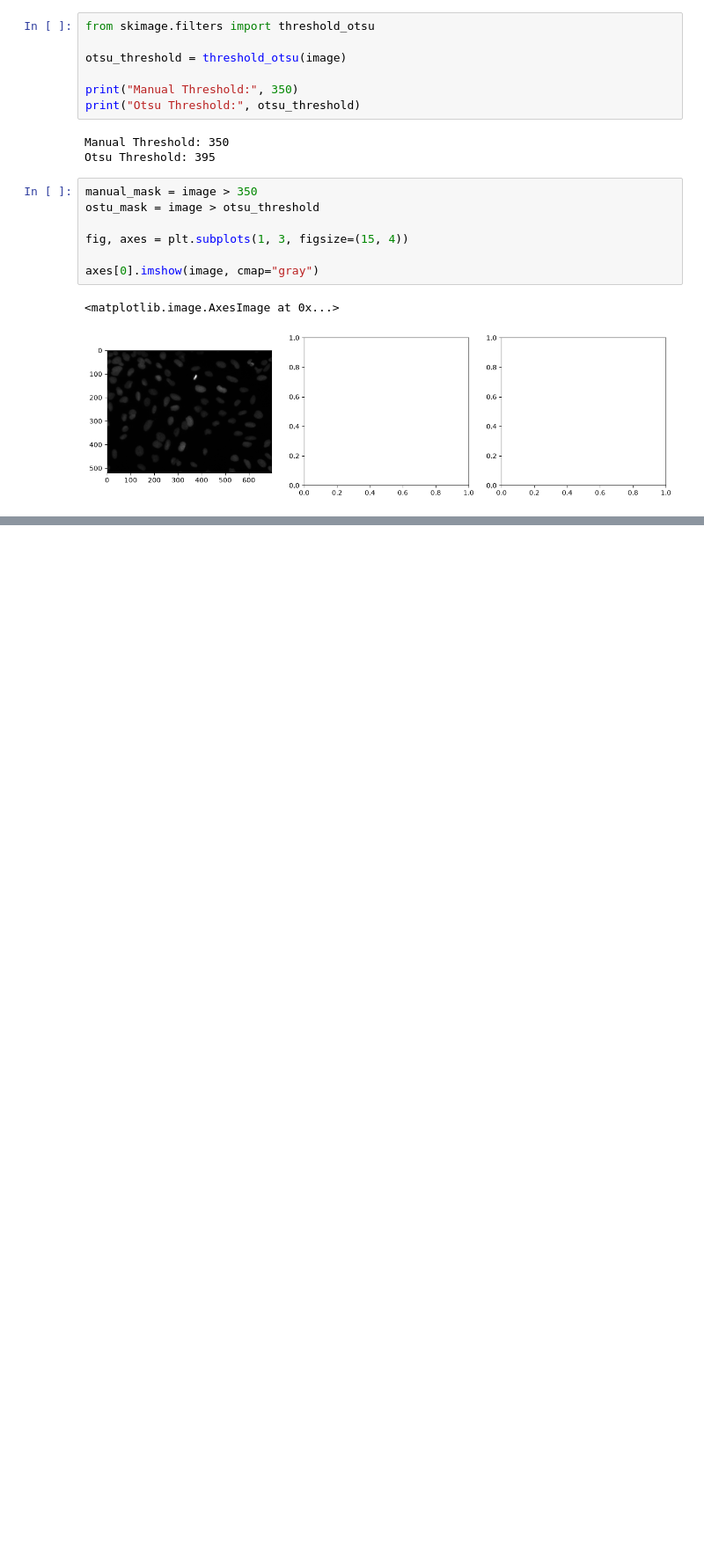
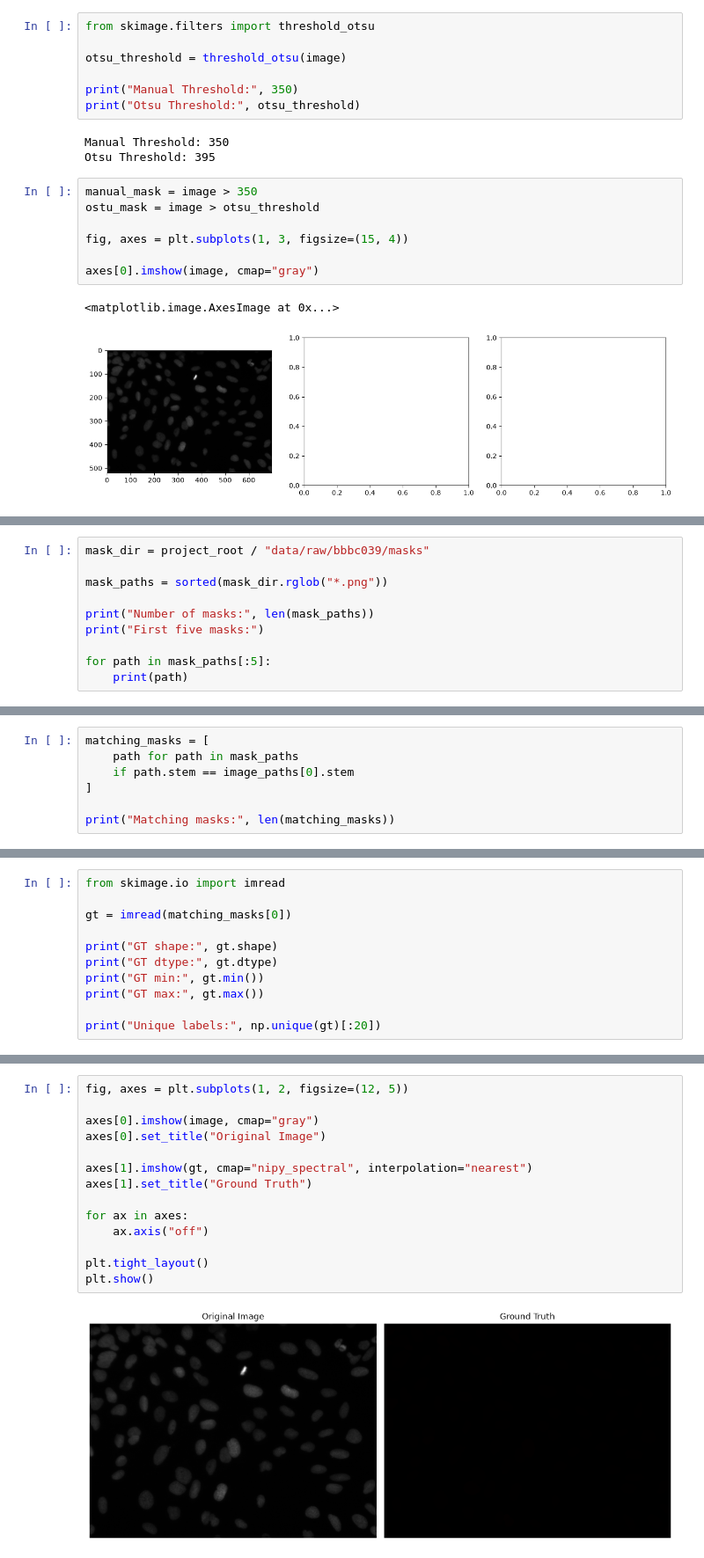
Before and after one commit to tianling0625/scientific-ai-portfolio, a Jupyter notebook: notebooks/04_pixel_intensity_analysis.ipynb, the cells around one changed output, grey strips where cells are left out. Shown at 88% size. Drawn from its saved outputs; the diff is of its cells as text; blank space fills up the shorter version.

```diff
--- a/notebooks/04_pixel_intensity_analysis.ipynb
+++ b/notebooks/04_pixel_intensity_analysis.ipynb
@@ -115,0 +149,10 @@ axes[0].imshow(image, cmap="gray")
+# %%
+mask_dir = project_root / "data/raw/bbbc039/masks"
+
+mask_paths = sorted(mask_dir.rglob("*.png"))
+
+print("Number of masks:", len(mask_paths))
+print("First five masks:")
+
+for path in mask_paths[:5]:
+    print(path)
@@ -115,0 +167,7 @@ axes[0].imshow(image, cmap="gray")
+# %%
+matching_masks = [
+    path for path in mask_paths
+    if path.stem == image_paths[0].stem
+]
+
+print("Matching masks:", len(matching_masks))
@@ -115,0 +176,11 @@ axes[0].imshow(image, cmap="gray")
+# %%
+from skimage.io import imread
+
+gt = imread(matching_masks[0])
+
+print("GT shape:", gt.shape)
+print("GT dtype:", gt.dtype)
+print("GT min:", gt.min())
+print("GT max:", gt.max())
+
+print("Unique labels:", np.unique(gt)[:20])
@@ -115,0 +193,16 @@ axes[0].imshow(image, cmap="gray")
+# %%
+fig, axes = plt.subplots(1, 2, figsize=(12, 5))
+
+axes[0].imshow(image, cmap="gray")
+axes[0].set_title("Original Image")
+
+axes[1].imshow(gt, cmap="nipy_spectral", interpolation="nearest")
+axes[1].set_title("Ground Truth")
+
+for ax in axes:
+    ax.axis("off")
+
+plt.tight_layout()
+plt.show()
+# %% [output]
+[figure, added]
```
Also changed, not shown: parts of 13 cells of this notebook.
